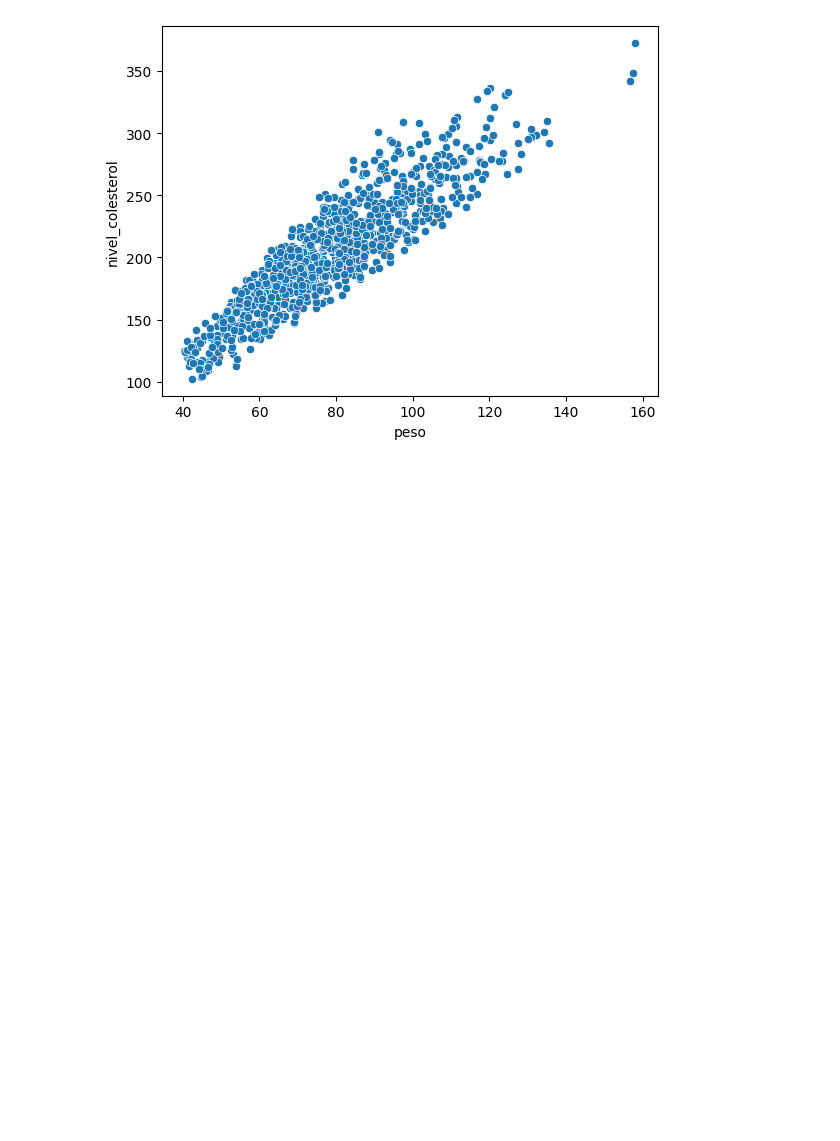
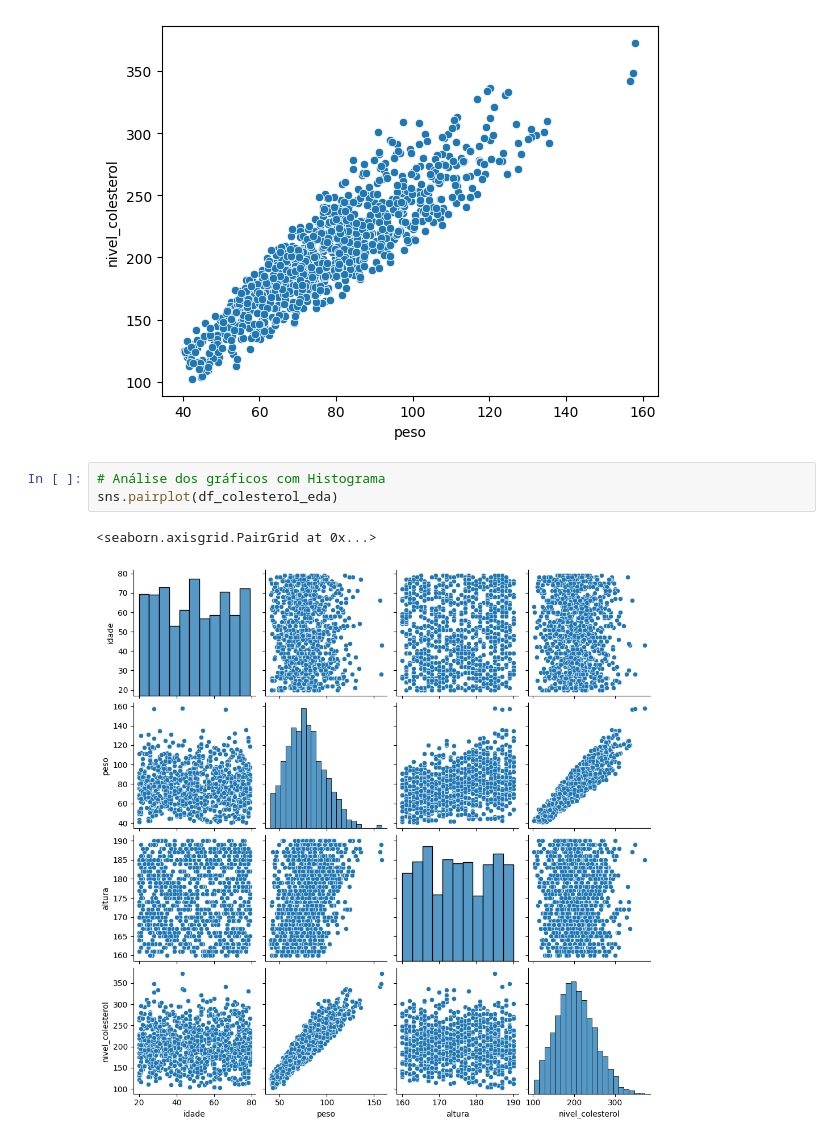
Before and after one commit to srmatheusmaciel/regressao_linear_multipla, a Jupyter notebook: modelo_colesterol.ipynb, the cells around one changed output. Saved outputs shown, nothing was run; the diff lists cells and outputs as text; blank space fills up the shorter version.

Commit message:
Analise gráfica com histograma
Signed-off-by: Matheus Maciel <eumatheusmaciel@gmail.com>

```diff
--- a/modelo_colesterol.ipynb
+++ b/modelo_colesterol.ipynb
@@ -274,3 +274,9 @@ sns.scatterplot(data=df_colesterol_eda, x='peso', y='nivel_colesterol')
 # %% [output]
 <Axes: xlabel='peso', ylabel='nivel_colesterol'>
 [figure]
+# %%
+# Análise dos gráficos com Histograma
+sns.pairplot(df_colesterol_eda)
+# %% [output]
+<seaborn.axisgrid.PairGrid at 0x...>
+[figure, added]
```
